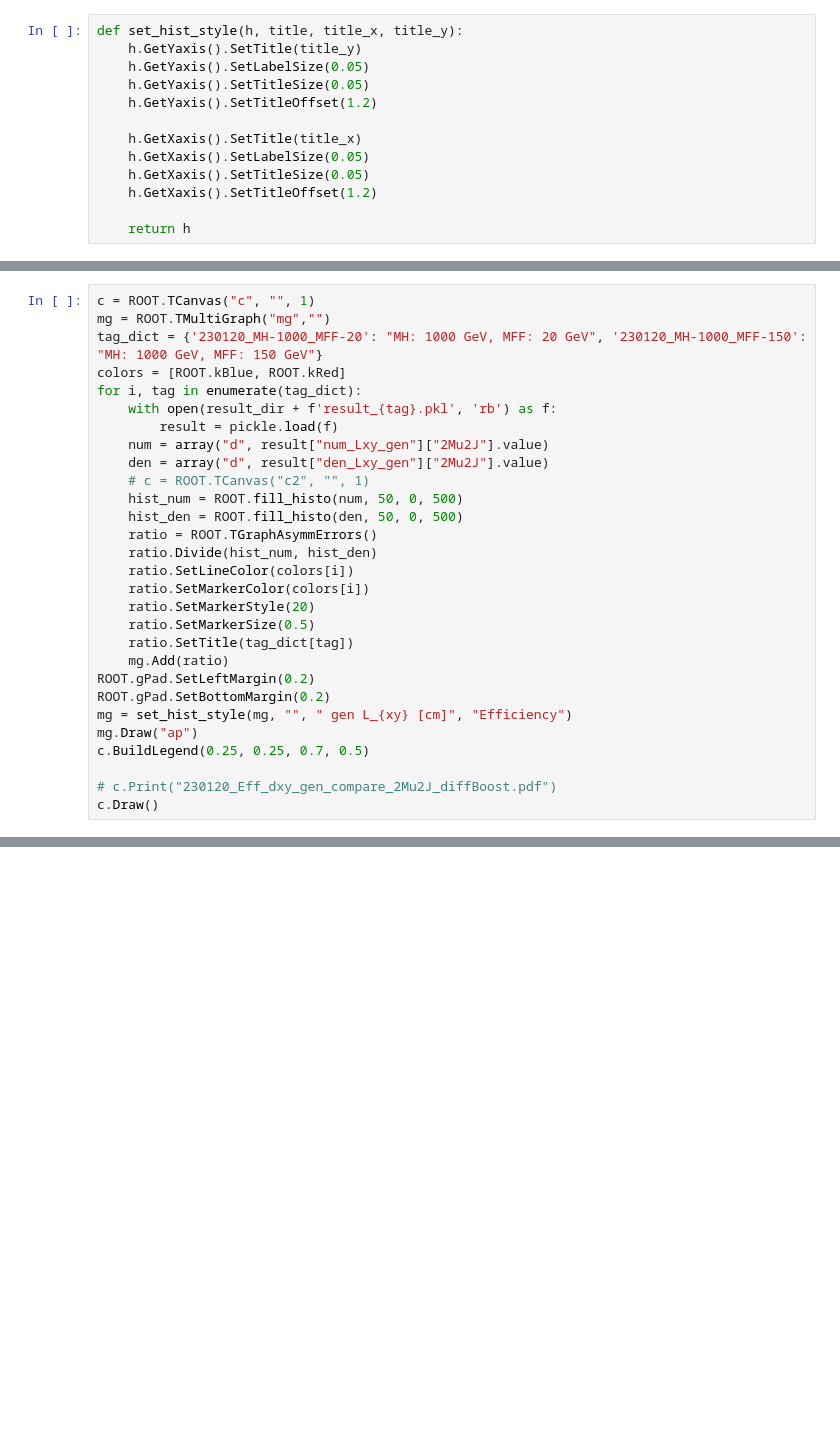
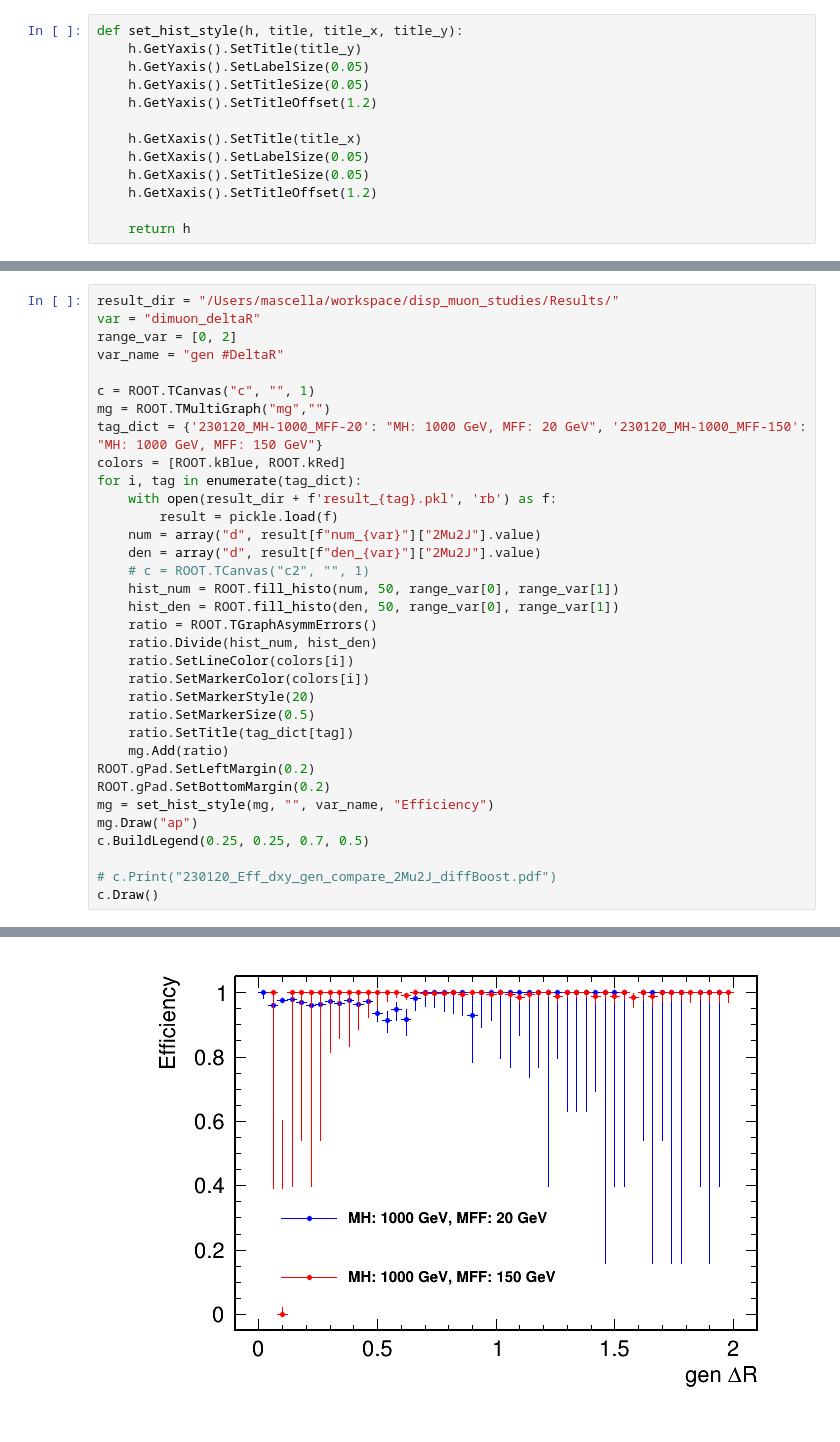
Before and after one commit to annamasce/disp_muon_studies, a Jupyter notebook: notebooks/eff_plots.ipynb, the cells around one changed output, grey strips where cells are left out. Drawn from its saved outputs; the diff is of its cells as text; blank space fills up the shorter version.

```diff
--- a/notebooks/eff_plots.ipynb
+++ b/notebooks/eff_plots.ipynb
@@ -87,4 +86,9 @@ Warning in <TGraphAsymmErrors::Divide>: Number of graph points is different than
 # %%
+result_dir = "/Users/mascella/workspace/disp_muon_studies/Results/"
+var = "dimuon_deltaR"
+range_var = [0, 2]
+var_name = "gen #DeltaR"
+
 c = ROOT.TCanvas("c", "", 1)
 mg = ROOT.TMultiGraph("mg","")
 tag_dict = {'230120_MH-1000_MFF-20': "MH: 1000 GeV, MFF: 20 GeV", '230120_MH-1000_MFF-150':  "MH: 1000 GeV, MFF: 150 GeV"}
@@ -92,11 +96,11 @@ colors = [ROOT.kBlue, ROOT.kRed]
 for i, tag in enumerate(tag_dict):
     with open(result_dir + f'result_{tag}.pkl', 'rb') as f:
         result = pickle.load(f)
-    num = array("d", result["num_Lxy_gen"]["2Mu2J"].value)
-    den = array("d", result["den_Lxy_gen"]["2Mu2J"].value)
+    num = array("d", result[f"num_{var}"]["2Mu2J"].value)
+    den = array("d", result[f"den_{var}"]["2Mu2J"].value)
     # c = ROOT.TCanvas("c2", "", 1)
-    hist_num = ROOT.fill_histo(num, 50, 0, 500)
-    hist_den = ROOT.fill_histo(den, 50, 0, 500)
+    hist_num = ROOT.fill_histo(num, 50, range_var[0], range_var[1])
+    hist_den = ROOT.fill_histo(den, 50, range_var[0], range_var[1])
     ratio = ROOT.TGraphAsymmErrors()
     ratio.Divide(hist_num, hist_den)
     ratio.SetLineColor(colors[i])
@@ -107,7 +111,7 @@ for i, tag in enumerate(tag_dict):
     mg.Add(ratio)
 ROOT.gPad.SetLeftMargin(0.2)
 ROOT.gPad.SetBottomMargin(0.2)
-mg = set_hist_style(mg, "", " gen L_{xy} [cm]", "Efficiency")
+mg = set_hist_style(mg, "", var_name, "Efficiency")
 mg.Draw("ap")
 c.BuildLegend(0.25, 0.25, 0.7, 0.5)
 
@@ -124,2 +128,3 @@ Info in <TCanvas::Print>: pdf file 230120_Eff_dxy_gen_compare_2Mu2J_diffBoost.pd
+[figure, added]
 # %%
 from muon_analysis import MuonAnalysis
```
Also changed, not shown: parts of 5 cells of this notebook, 5 other files.
